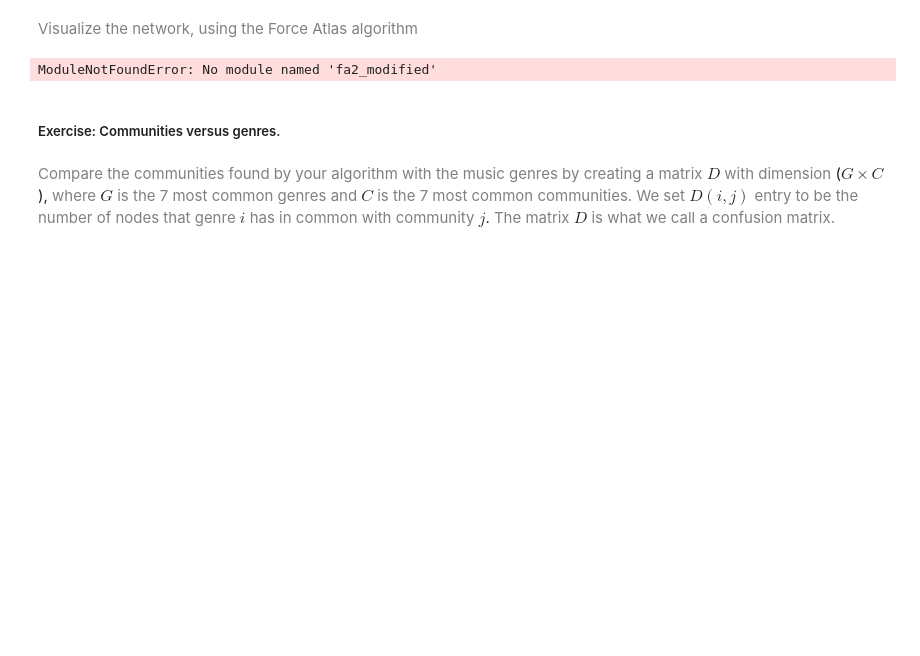
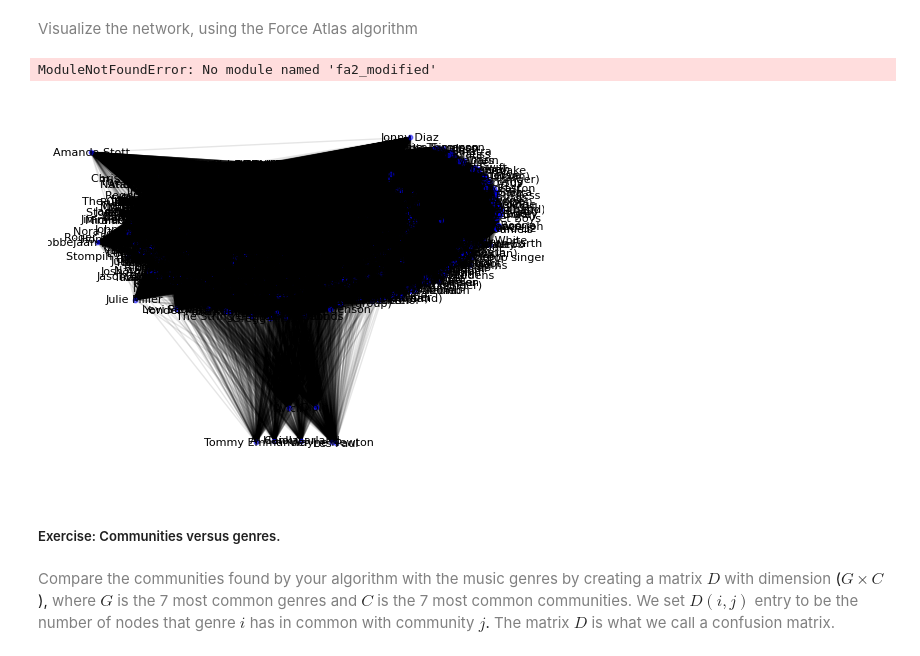
Before and after one commit to AleksandarLukic96/02805_Social_Graphs_and_Interactions, a Jupyter notebook: Exercise_solutions/Week_7.ipynb, the cells around one changed output. Saved outputs shown, nothing was run; the diff lists cells and outputs as text; code cells hidden in the pictures; blank space fills up the shorter version.

```diff
--- a/Exercise_solutions/Week_7.ipynb
+++ b/Exercise_solutions/Week_7.ipynb
@@ -215,6 +223,21 @@ plt.title("Original Graph with Communities (ForceAtlas2)")
 plt.show()
 # %% [output]
 ModuleNotFoundError: No module named 'fa2_modified'
+# %%
+pos = nx.spring_layout(G, k=0.1)
+
+# Draw the nodes and edges
+nx.draw_networkx_nodes(G, pos, node_size=10, node_color='blue', alpha=0.5)
+nx.draw_networkx_edges(G, pos, alpha=0.1)
+
+# Draw the labels
+nx.draw_networkx_labels(G, pos, font_size=8)
+
+# Show the plot
+plt.axis('off')
+plt.show()
+# %% [output]
+[figure, added]
 # %% [markdown]
 ##### Exercise: Communities versus genres.
 # %% [markdown]
```
Also changed, not shown: parts of 3 cells of this notebook, 1 other file.
